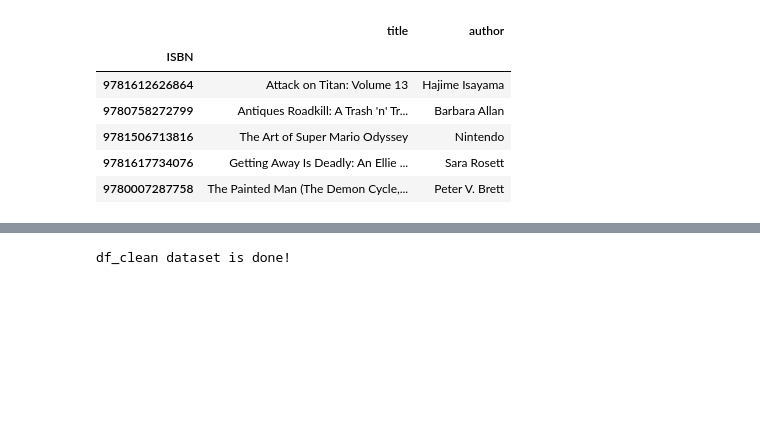
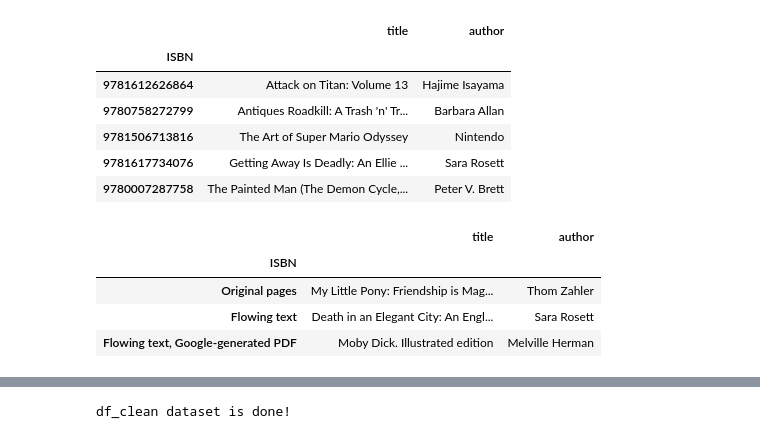
Before and after one commit to Carolinacastioni/Pipeline---Project, a Jupyter notebook: Clean.ipynb, the cells around one changed output, grey strips where cells are left out. Drawn from its saved outputs; the diff is of its cells as text; code cells hidden in the pictures; blank space fills up the shorter version.

```diff
--- a/Clean.ipynb
+++ b/Clean.ipynb
@@ -26,3 +26,13 @@ df_clean.head()
 | 9781506713816 | The Art of Super Mario Odyssey | Nintendo |
 | 9781617734076 | Getting Away Is Deadly: An Ellie ... | Sara Rosett |
 | 9780007287758 | The Painted Man (The Demon Cycle,... | Peter V. Brett |
+# %%
+df = df_clean[~df_clean.index.str.contains("9")]
+# %%
+df
+# %% [output]
+|  | title | author |
+| ISBN |  |  |
+| Original pages | My Little Pony: Friendship is Mag... | Thom Zahler |
+| Flowing text | Death in an Elegant City: An Engl... | Sara Rosett |
+| Flowing text, Google-generated PDF | Moby Dick. Illustrated edition | Melville Herman |
```
Also changed, not shown: parts of 4 cells of this notebook, 6 other files.
